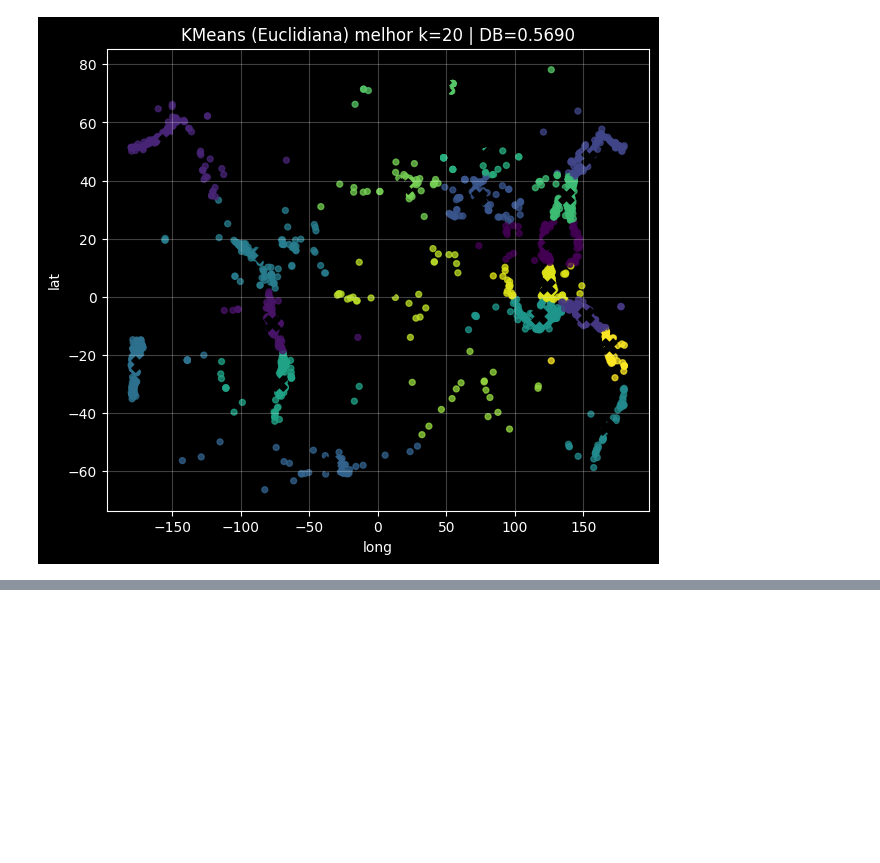
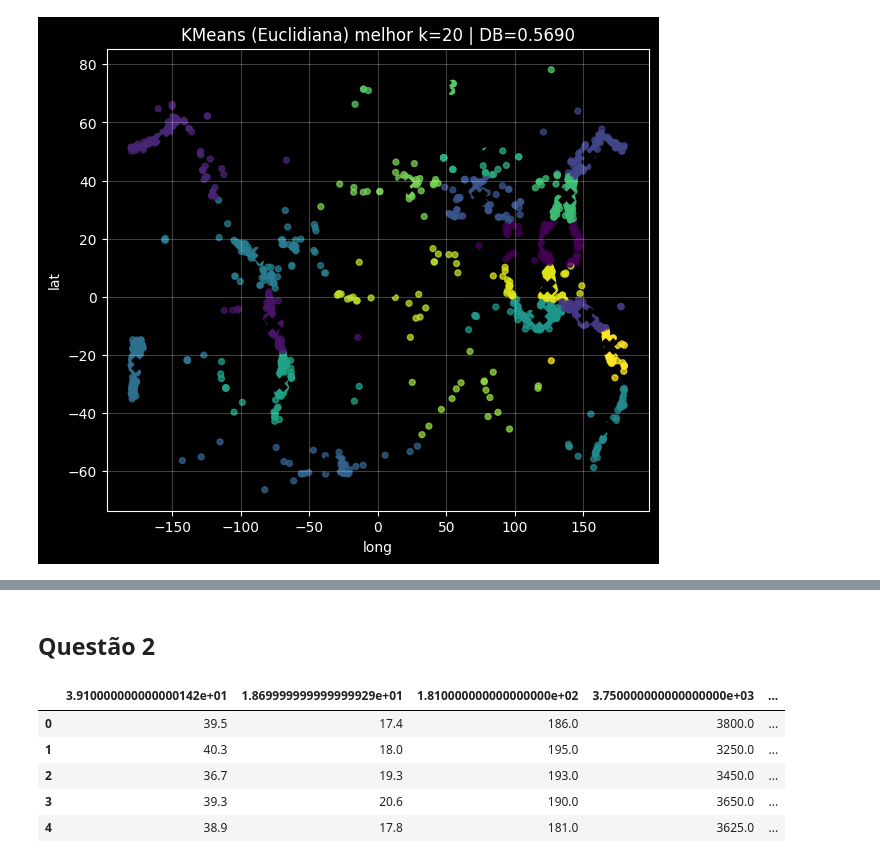
Before and after one commit to joaomarcosmb/ml-ufc, a Jupyter notebook: lista-06/main.ipynb, the cells around one changed output, grey strips where cells are left out. Saved outputs shown, nothing was run; the diff lists cells and outputs as text; code cells hidden in the pictures; blank space fills up the shorter version.

```diff
--- a/lista-06/main.ipynb
+++ b/lista-06/main.ipynb
@@ -235,0 +265,12 @@ Melhor k (Mahalanobis) = 20 | DB = 0.562217 | inertia = 76.636717
+# %% [markdown]
+## Questão 2
+# %%
+df_penguins = pd.read_csv('data/penguins.csv')
+df_penguins.head()
+# %% [output]
+|  | 3.910000000000000142e+01 | 1.869999999999999929e+01 | 1.810000000000000000e+02 | 3.750000000000000000e+03 | ... |
+| 0 | 39.5 | 17.4 | 186.0 | 3800.0 | ... |
+| 1 | 40.3 | 18.0 | 195.0 | 3250.0 | ... |
+| 2 | 36.7 | 19.3 | 193.0 | 3450.0 | ... |
+| 3 | 39.3 | 20.6 | 190.0 | 3650.0 | ... |
+| 4 | 38.9 | 17.8 | 181.0 | 3625.0 | ... |
```
Also changed, not shown: parts of 13 cells of this notebook.
